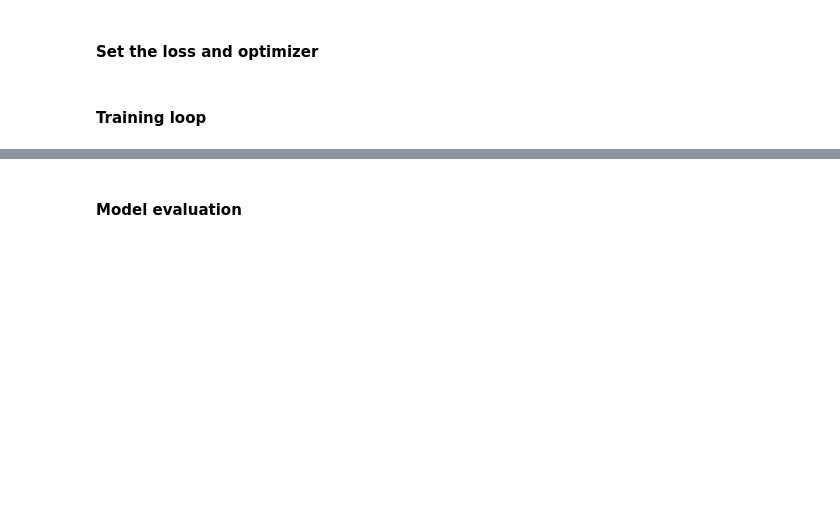
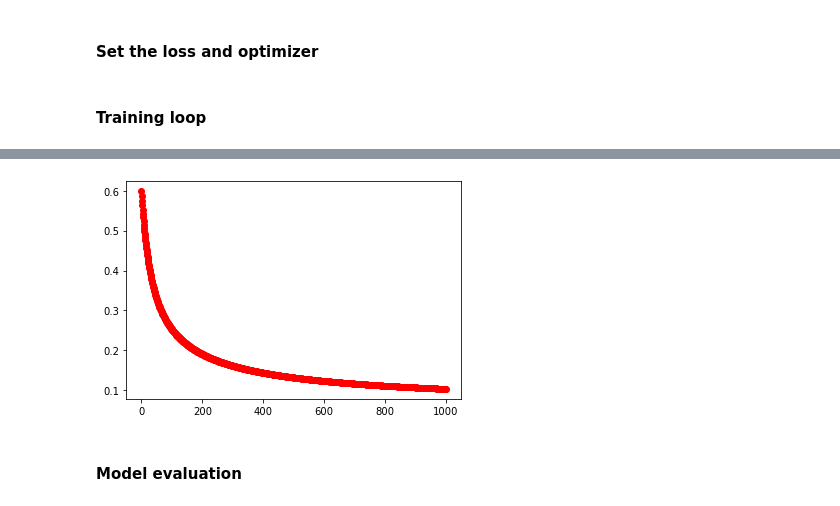
Before and after one commit to sakinkirti/pytorch-tutorial, a Jupyter notebook: pytorch_tutorial.ipynb, the cells around one changed output, grey strips where cells are left out. Cells and saved outputs as stored; diff of their text form; code cells hidden in the pictures; blank space fills up the shorter version.

```diff
--- a/pytorch_tutorial.ipynb
+++ b/pytorch_tutorial.ipynb
@@ -571,5 +571,8 @@ for epoch in range(num_epochs):
 
     # gather some data
     if (epoch+1) % 100 == 0:
-        print(f'epoch: {epoch+1}, loss: {loss.item():.4f}')
+        print(f'epoch: {epoch+1}, loss: {loss.item():.6f}')
+
+    plt.plot(epoch,loss.item(), 'ro')
+plt.show()
 # %% [output]
@@ -586,3 +589,4 @@ epoch: 1000, loss: 0.0210
+[figure, added]
 # %% [markdown]
 #### Model evaluation
 # %%
```
Also changed, not shown: parts of 3 cells of this notebook.
